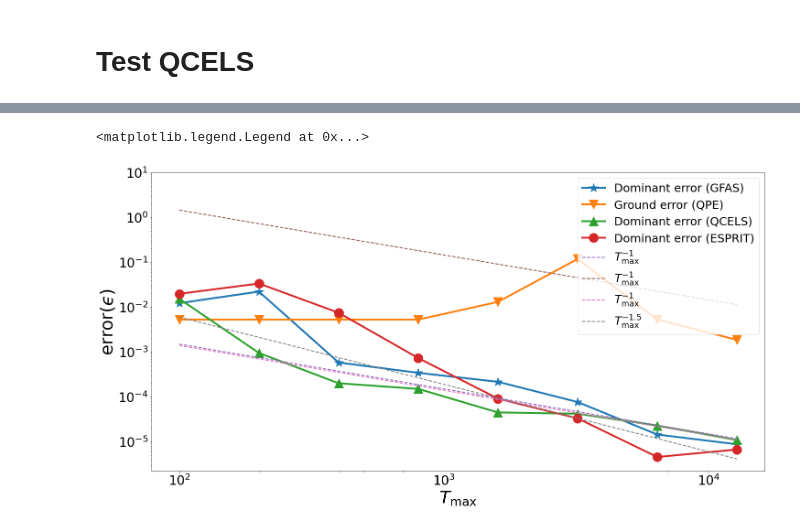
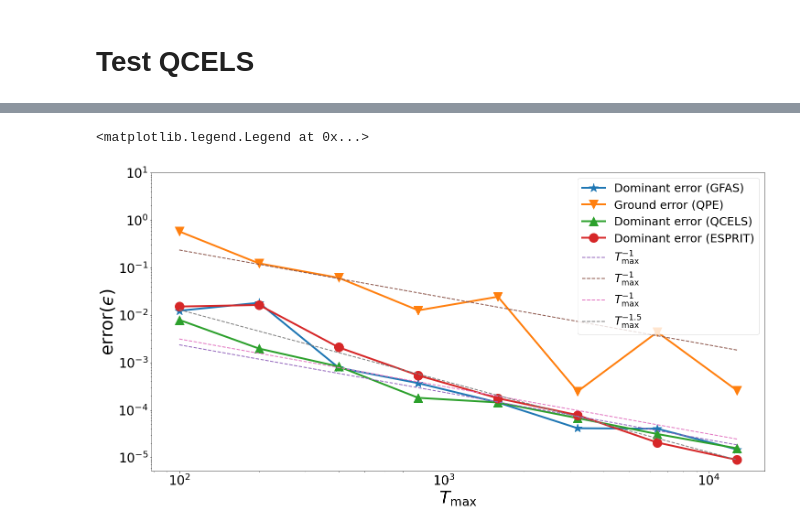
Before and after one commit to zhiyanding/phase_estimation_methods, a Jupyter notebook: Hubbard-4.ipynb, the cells around one changed output, grey strips where cells are left out. Cells and saved outputs as stored; diff of their text form; code cells hidden in the pictures.

```diff
--- a/Hubbard-4.ipynb
+++ b/Hubbard-4.ipynb
@@ -71,4 +71,11 @@ print('dominent gap=',spectrum[1]-spectrum[0])
 dominent gap= 0.02324231000729793
+# %%
+N_rep=5 #number of different trying
+N_rep_ESPRIT=5
+spectrum_per=np.zeros((len(spectrum),N_rep))
+for n in range(N_rep):
+   #random perturb to avoid coincidence
+   spectrum_per[:,n]=spectrum+np.random.uniform(-1,1)*0.05
 # %% [markdown]
 # Test GFAS
 # %%
@@ -120,14 +133,18 @@ True dominant= [-1.         -0.97675769]
 N_QPE=30
 error_QPE=np.zeros(len(T_list),dtype='float')
 T_total_QPE=np.zeros(len(T_list),dtype='float')
-for k in range(len(T_list)):
-    T_max=T_list[k]
-    output_energy = QPE.QPE(spectrum,population,T_max,N_QPE)
-    T_total_QPE[k]=T_max*N_QPE
-    ##---measure error--##
-    error_QPE[k]=np.abs(spectrum[0]-output_energy)
-    print('Tmax=',T_max)
-    print('Output of QPE energy=',output_energy)
-    print('True ground=',spectrum[0])
+for n in range(N_rep):
+    for k in range(len(T_list)):
+        T_max=T_list[k]
+        output_energy = QPE.QPE(spectrum_per[:,n],population,T_max,N_QPE)
+        T_total_QPE[k]+=T_max*N_QPE
+        ##---measure error--##
+        error_QPE[k]+=np.abs(spectrum_per[0,n]-output_energy)
+        if n==0:
+            print('Tmax=',T_max)
+            print('Output of QPE energy=',output_energy)
+            print('True ground=',spectrum_per[0,n])
+T_total_QPE=T_total_QPE/N_rep
+error_QPE=error_QPE/N_rep
 # %% [output]
 Tmax= 100
@@ -263,34 +293,34 @@ True dominant= [-1.         -0.97675769]
 # %%
 # Plotting the real and imaginary parts of f(t)
 T_list=dt*nt_array
 plt.figure(figsize=(24, 12))
 plt.loglog(T_list, error_GFAS, marker="*",markersize=20,
            linewidth=4, label='Dominant error (GFAS)')
 plt.loglog(T_list, error_QPE, marker="v",markersize=20,
             linewidth=4, label='Ground error (QPE)')
 plt.loglog(T_list, error_QCELS, marker="^",markersize=20,
            linewidth=4, label='Dominant error (QCELS)')
 plt.loglog(T_list, error_ESPRIT, marker="o",markersize=20,
            linewidth=4, label='Dominant error (ESPRIT)')
-plt.loglog(T_list, np.dot(error_GFAS[5:],T_list[5:])/T_list/len(error_GFAS[5:]),
+plt.loglog(T_list, np.dot(error_GFAS[2:],T_list[2:])/T_list/len(error_GFAS[2:]),
            '--', linewidth=2, label=r'$T_{\max}^{-1}$')
-plt.loglog(T_list, np.dot(error_QPE[5:],T_list[5:])/T_list/len(error_QPE[5:]),
+plt.loglog(T_list, np.dot(error_QPE,T_list)/T_list/len(error_QPE),
             '--', linewidth=2, label=r'$T_{\max}^{-1}$')
-plt.loglog(T_list, np.dot(error_QCELS[5:],T_list[5:])/T_list/len(error_QCELS[5:]),
+plt.loglog(T_list, np.dot(error_QCELS,T_list)/T_list/len(error_QCELS),
            '--', linewidth=2, label=r'$T_{\max}^{-1}$')
-plt.loglog(T_list, np.dot(error_ESPRIT[5:],T_list[5:]**1.5)/T_list**1.5/len(error_ESPRIT[5:]),
+plt.loglog(T_list, np.dot(error_ESPRIT[2:],T_list[2:]**1.5)/T_list**1.5/len(error_ESPRIT[2:]),
            '--', linewidth=2, label=r'$T_{\max}^{-1.5}$')
 plt.xlabel("$T_{\max}$",fontsize=38)
 plt.ylabel("error($ϵ$)",fontsize=38)
 plt.xticks(fontsize=28)
 plt.yticks(fontsize=28)
 plt.xscale("log")
 plt.yscale("log")
 plt.ylim(top=10)
-plt.legend(fontsize=25)
+plt.legend(fontsize=25,loc="upper right")
 # %% [output]
 <matplotlib.legend.Legend at 0x...>
-[figure, old version]
+[figure, new version]
 # %%
 # Plotting the real and imaginary parts of f(t)
 T_list=dt*nt_array
```
Also changed, not shown: parts of 6 cells of this notebook, 3 other files.
